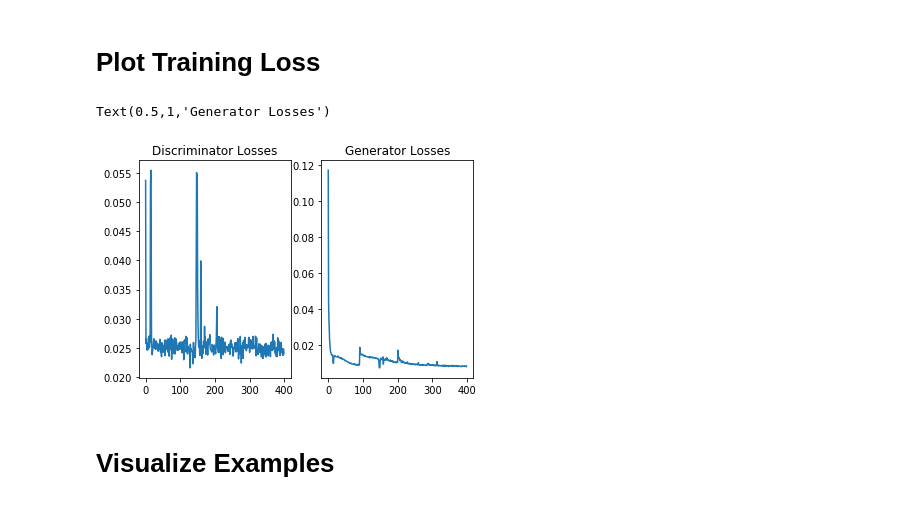
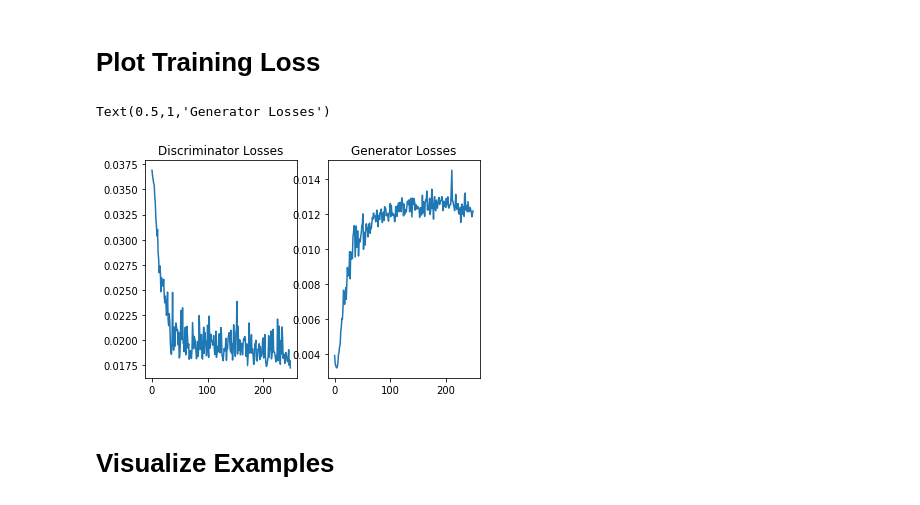
Before and after one commit to thejihuijin/PytorchModels, a Jupyter notebook: Discriminator/GANS-Eval.ipynb, the cells around one changed output. Saved outputs shown, nothing was run; the diff lists cells and outputs as text; code cells hidden in the pictures.

```diff
--- a/Discriminator/GANS-Eval.ipynb
+++ b/Discriminator/GANS-Eval.ipynb
@@ -96,7 +98,7 @@ testloader = DataLoader(testset,batch_size=1,shuffle=False)
 # %% [markdown]
 # Plot Training Loss
 # %%
-basepath = './experiments/8_GANs_newG/'
+basepath = './experiments/13_GANs_p2p/'
 # %%
 # Epoch	D Loss	G Loss	Epoch Time	Total Time
 # %%
@@ -106,17 +108,17 @@ d_losses = loss[:,1]
 g_losses = loss[:,2]
 # %%
 start = 0
-end = 400#len(d_losses)
+end = len(d_losses)
 plt.figure()
 plt.subplot(121)
 plt.plot(np.arange(start,end),d_losses[start:end])
 plt.title('Discriminator Losses')
 plt.subplot(122)
 plt.plot(np.arange(start,end),g_losses[start:end])
 plt.title('Generator Losses')
 # %% [output]
 Text(0.5,1,'Generator Losses')
-[figure, old version]
+[figure, new version]
 # %% [markdown]
 # Visualize Examples
 # %%
```
Also changed, not shown: parts of 28 cells of this notebook, 3 other files.
